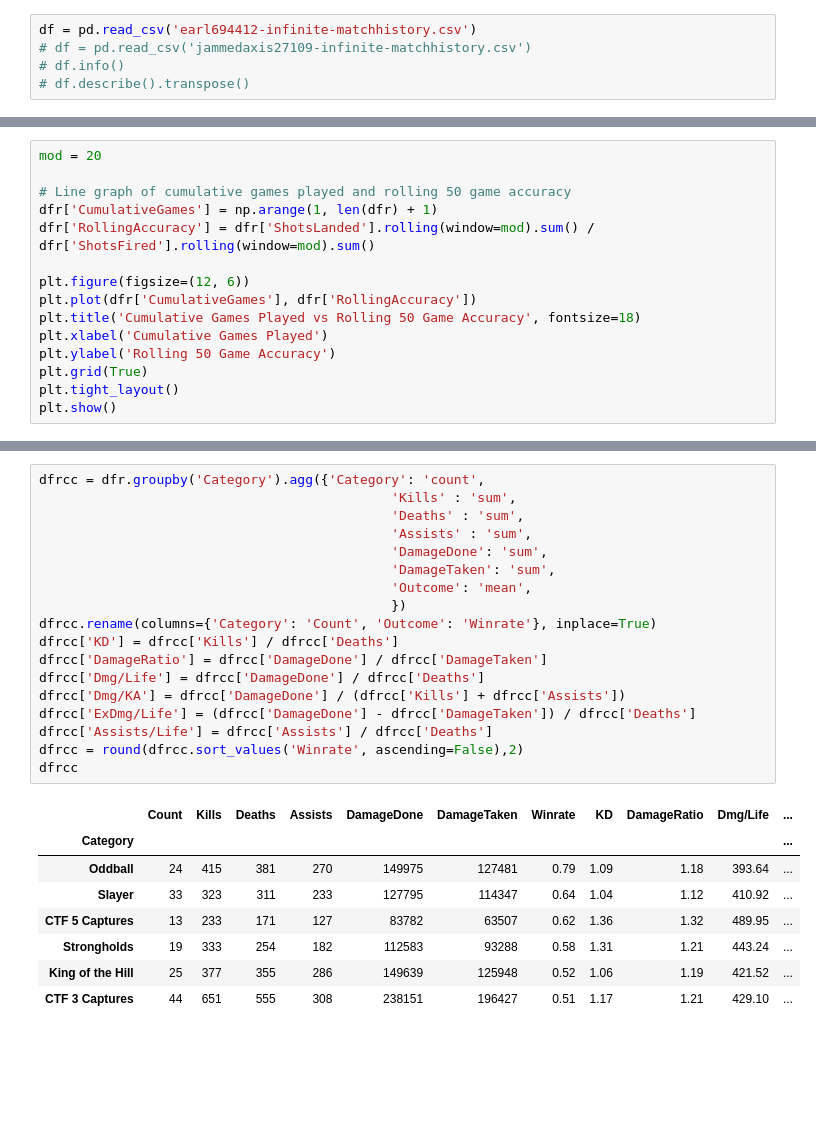
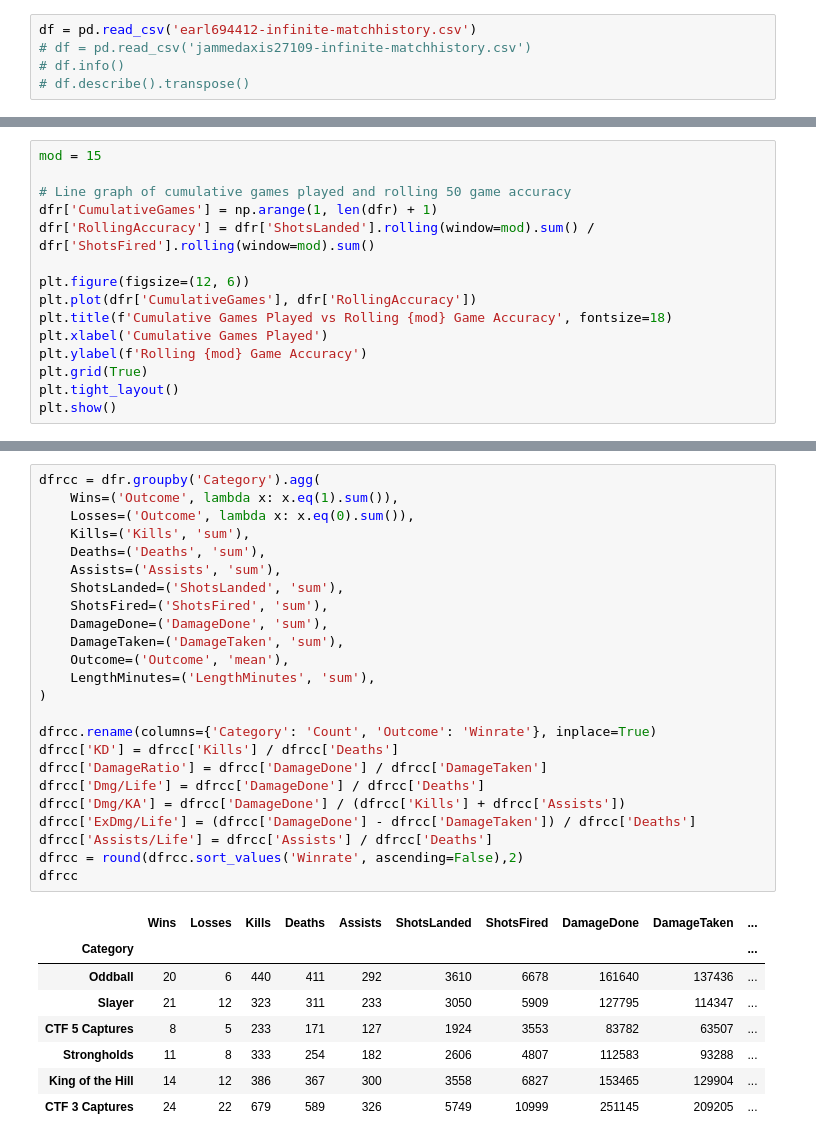
Before and after one commit to palmerac/Halo, a Jupyter notebook: haloNS.ipynb, the cells around one changed output, grey strips where cells are left out. Drawn from its saved outputs; the diff is of its cells as text; blank space fills up the shorter version.

```diff
--- a/haloNS.ipynb
+++ b/haloNS.ipynb
@@ -132,5 +132,5 @@ plt.show()
 # %%
-mod = 20
+mod = 15
 
 # Line graph of cumulative games played and rolling 50 game accuracy
 dfr['CumulativeGames'] = np.arange(1, len(dfr) + 1)
@@ -138,9 +138,9 @@ dfr['RollingAccuracy'] = dfr['ShotsLanded'].rolling(window=mod).sum() / dfr['Sho
 
 plt.figure(figsize=(12, 6))
 plt.plot(dfr['CumulativeGames'], dfr['RollingAccuracy'])
-plt.title('Cumulative Games Played vs Rolling 50 Game Accuracy', fontsize=18)
+plt.title(f'Cumulative Games Played vs Rolling {mod} Game Accuracy', fontsize=18)
 plt.xlabel('Cumulative Games Played')
-plt.ylabel('Rolling 50 Game Accuracy')
+plt.ylabel(f'Rolling {mod} Game Accuracy')
 plt.grid(True)
 plt.tight_layout()
 plt.show()
@@ -219,27 +255,33 @@ dfrcc
 # %%
-dfrcc = dfr.groupby('Category').agg({'Category': 'count',
-                                             'Kills' : 'sum',
-                                             'Deaths' : 'sum',
-                                             'Assists' : 'sum',
-                                             'DamageDone': 'sum',
-                                             'DamageTaken': 'sum',
-                                             'Outcome': 'mean',
-                                             })
+dfrcc = dfr.groupby('Category').agg(
+    Wins=('Outcome', lambda x: x.eq(1).sum()),
+    Losses=('Outcome', lambda x: x.eq(0).sum()),
+    Kills=('Kills', 'sum'),
+    Deaths=('Deaths', 'sum'),
+    Assists=('Assists', 'sum'),
+    ShotsLanded=('ShotsLanded', 'sum'),
+    ShotsFired=('ShotsFired', 'sum'),
+    DamageDone=('DamageDone', 'sum'),
+    DamageTaken=('DamageTaken', 'sum'),
+    Outcome=('Outcome', 'mean'),
+    LengthMinutes=('LengthMinutes', 'sum'),
+)
+
 dfrcc.rename(columns={'Category': 'Count', 'Outcome': 'Winrate'}, inplace=True)
 dfrcc['KD'] = dfrcc['Kills'] / dfrcc['Deaths']
 dfrcc['DamageRatio'] = dfrcc['DamageDone'] / dfrcc['DamageTaken']
 dfrcc['Dmg/Life'] = dfrcc['DamageDone'] / dfrcc['Deaths']
 dfrcc['Dmg/KA'] = dfrcc['DamageDone'] / (dfrcc['Kills'] + dfrcc['Assists'])
 dfrcc['ExDmg/Life'] = (dfrcc['DamageDone'] - dfrcc['DamageTaken']) / dfrcc['Deaths']
 dfrcc['Assists/Life'] = dfrcc['Assists'] / dfrcc['Deaths']
 dfrcc = round(dfrcc.sort_values('Winrate', ascending=False),2)
 dfrcc
 # %% [output]
-|  | Count | Kills | Deaths | Assists | DamageDone | DamageTaken | Winrate | KD | DamageRatio | Dmg/Life | ... |
-| Category |  |  |  |  |  |  |  |  |  |  | ... |
-| Oddball | 24 | 415 | 381 | 270 | 149975 | 127481 | 0.79 | 1.09 | 1.18 | 393.64 | ... |
-| Slayer | 33 | 323 | 311 | 233 | 127795 | 114347 | 0.64 | 1.04 | 1.12 | 410.92 | ... |
-| CTF 5 Captures | 13 | 233 | 171 | 127 | 83782 | 63507 | 0.62 | 1.36 | 1.32 | 489.95 | ... |
-| Strongholds | 19 | 333 | 254 | 182 | 112583 | 93288 | 0.58 | 1.31 | 1.21 | 443.24 | ... |
-| King of the Hill | 25 | 377 | 355 | 286 | 149639 | 125948 | 0.52 | 1.06 | 1.19 | 421.52 | ... |
-| CTF 3 Captures | 44 | 651 | 555 | 308 | 238151 | 196427 | 0.51 | 1.17 | 1.21 | 429.10 | ... |
+|  | Wins | Losses | Kills | Deaths | Assists | ShotsLanded | ShotsFired | DamageDone | DamageTaken | ... |
+| Category |  |  |  |  |  |  |  |  |  | ... |
+| Oddball | 20 | 6 | 440 | 411 | 292 | 3610 | 6678 | 161640 | 137436 | ... |
+| Slayer | 21 | 12 | 323 | 311 | 233 | 3050 | 5909 | 127795 | 114347 | ... |
+| CTF 5 Captures | 8 | 5 | 233 | 171 | 127 | 1924 | 3553 | 83782 | 63507 | ... |
+| Strongholds | 11 | 8 | 333 | 254 | 182 | 2606 | 4807 | 112583 | 93288 | ... |
+| King of the Hill | 14 | 12 | 386 | 367 | 300 | 3558 | 6827 | 153465 | 129904 | ... |
+| CTF 3 Captures | 24 | 22 | 679 | 589 | 326 | 5749 | 10999 | 251145 | 209205 | ... |
```
Also changed, not shown: parts of 12 cells of this notebook, 14 other files.
